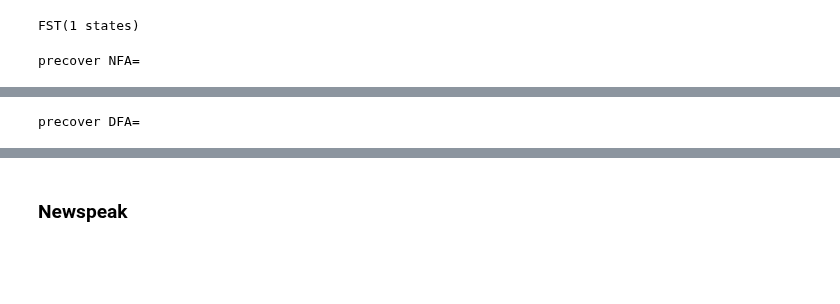
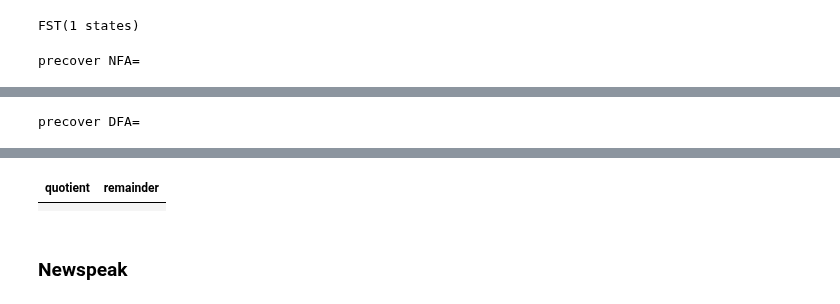
Before and after one commit to timvieira/transduction, a Jupyter notebook: Notes.ipynb, the cells around one changed output, grey strips where cells are left out. Cells and saved outputs as stored; diff of their text form; code cells hidden in the pictures; blank space fills up the shorter version.

```diff
--- a/Notes.ipynb
+++ b/Notes.ipynb
@@ -84,19 +84,24 @@ fst
 FST(1 states)
 # %%
 tmp = LazyNonrecursive(fst)
-assert tmp('xxxx') == ({
+target = 'xxxx'
+assert tmp(target) == ({
     'aaaa', 'aaab', 'aaba', 'aabb', 'abaa', 'abab', 'abba', 'abbb',
     'baaa', 'baab', 'baba', 'babb', 'bbaa', 'bbab', 'bbba', 'bbbb'
 }, set())
 print('precover NFA=')
 display(tmp.nfa.materialize().graphviz(fmt_node=lambda x: x))
 print('precover DFA=')
 display(tmp.dfa.materialize().graphviz(fmt_node=set))
+Q,R = tmp.dfa_decomposition(target)
+display_table([[Q.renumber(), R.renumber()]], headings=['quotient', 'remainder'])
 # %% [output]
 precover NFA=
 [drawing not drawn]
 precover DFA=
 [drawing not drawn]
+| quotient | remainder |
+|  |  |
 # %% [markdown]
 ### Newspeak
 # %%
```
Also changed, not shown: parts of 20 cells of this notebook, 12 other files.
